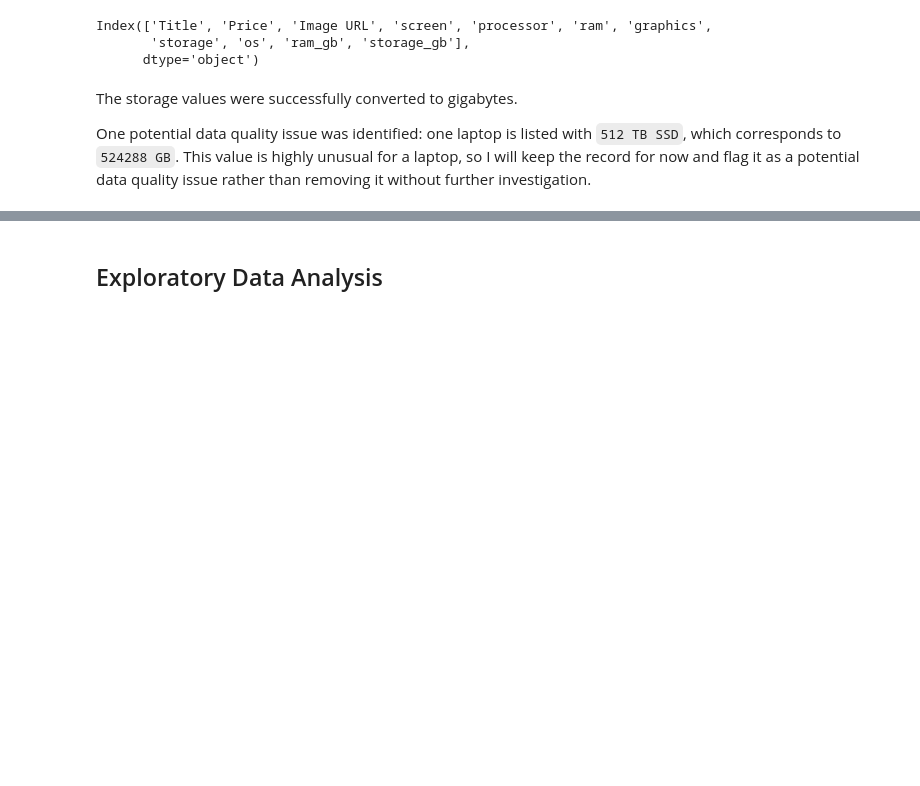
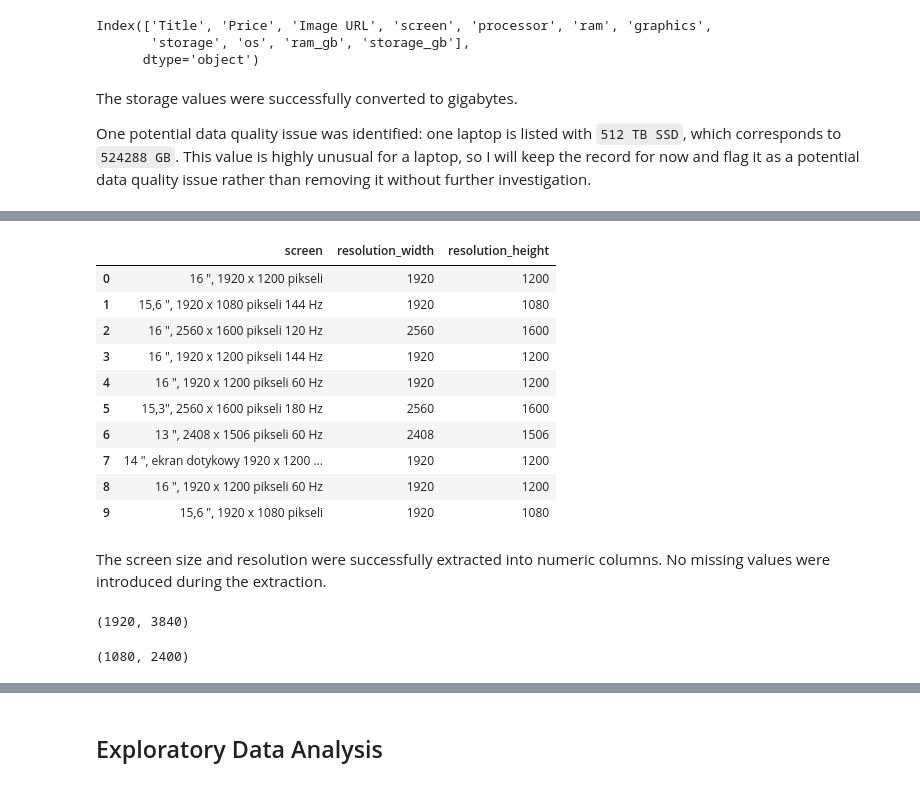
Before and after one commit to rishchuk/laptop-analysis, a Jupyter notebook: laptop_analysis.ipynb, the cells around one changed output, grey strips where cells are left out. Cells and saved outputs as stored; diff of their text form; code cells hidden in the pictures; blank space fills up the shorter version.

```diff
--- a/laptop_analysis.ipynb
+++ b/laptop_analysis.ipynb
@@ -670,0 +768,24 @@ One potential data quality issue was identified: one laptop is listed with `512
+# %%
+df[["screen", "resolution_width", "resolution_height"]].head(10)
+# %% [output]
+|  | screen | resolution_width | resolution_height |
+| 0 | 16 ", 1920 x 1200 pikseli | 1920 | 1200 |
+| 1 | 15,6 ", 1920 x 1080 pikseli 144 Hz | 1920 | 1080 |
+| 2 | 16 ", 2560 x 1600 pikseli 120 Hz | 2560 | 1600 |
+| 3 | 16 ", 1920 x 1200 pikseli 144 Hz | 1920 | 1200 |
+| 4 | 16 ", 1920 x 1200 pikseli 60 Hz | 1920 | 1200 |
+| 5 | 15,3", 2560 x 1600 pikseli 180 Hz | 2560 | 1600 |
+| 6 | 13 ", 2408 x 1506 pikseli 60 Hz | 2408 | 1506 |
+| 7 | 14 ", ekran dotykowy 1920 x 1200 ... | 1920 | 1200 |
+| 8 | 16 ", 1920 x 1200 pikseli 60 Hz | 1920 | 1200 |
+| 9 | 15,6 ", 1920 x 1080 pikseli | 1920 | 1080 |
+# %% [markdown]
+The screen size and resolution were successfully extracted into numeric columns. No missing values were introduced during the extraction.
+# %%
+df["resolution_width"].min(), df["resolution_width"].max()
+# %% [output]
+(1920, 3840)
+# %%
+df["resolution_height"].min(), df["resolution_height"].max()
+# %% [output]
+(1080, 2400)
```
Also changed, not shown: parts of 24 cells of this notebook.
